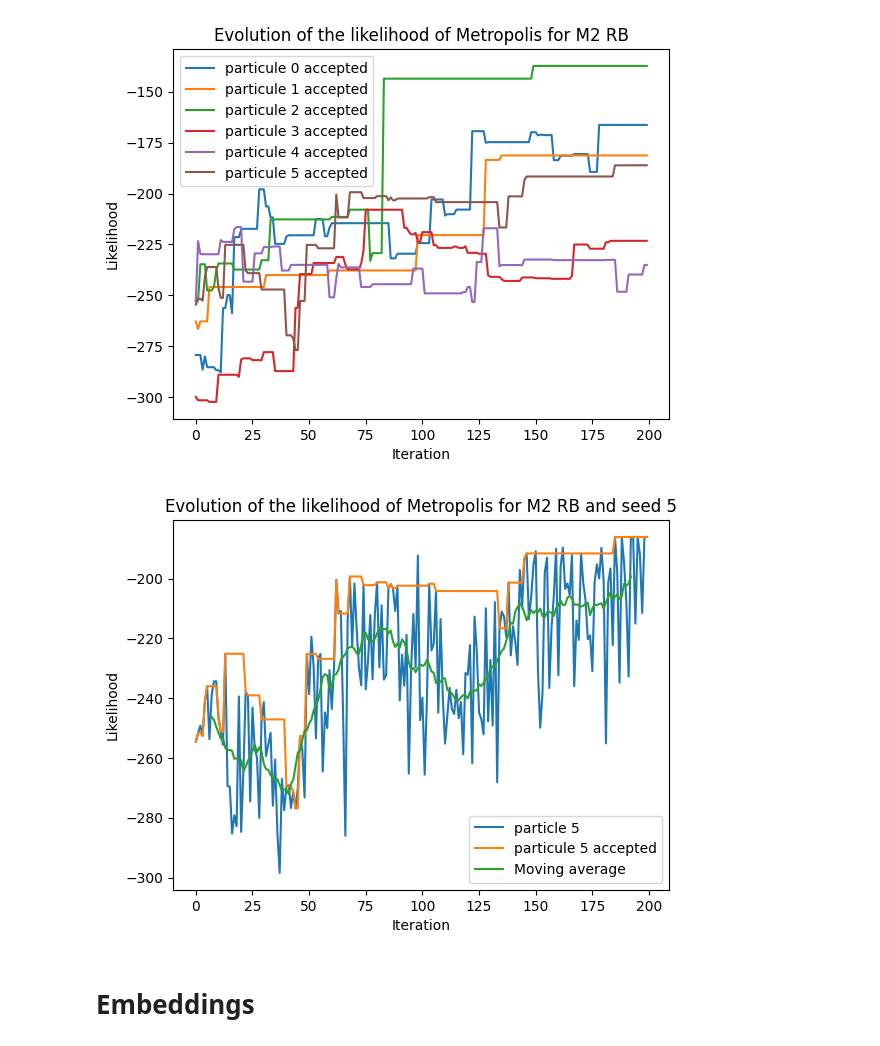
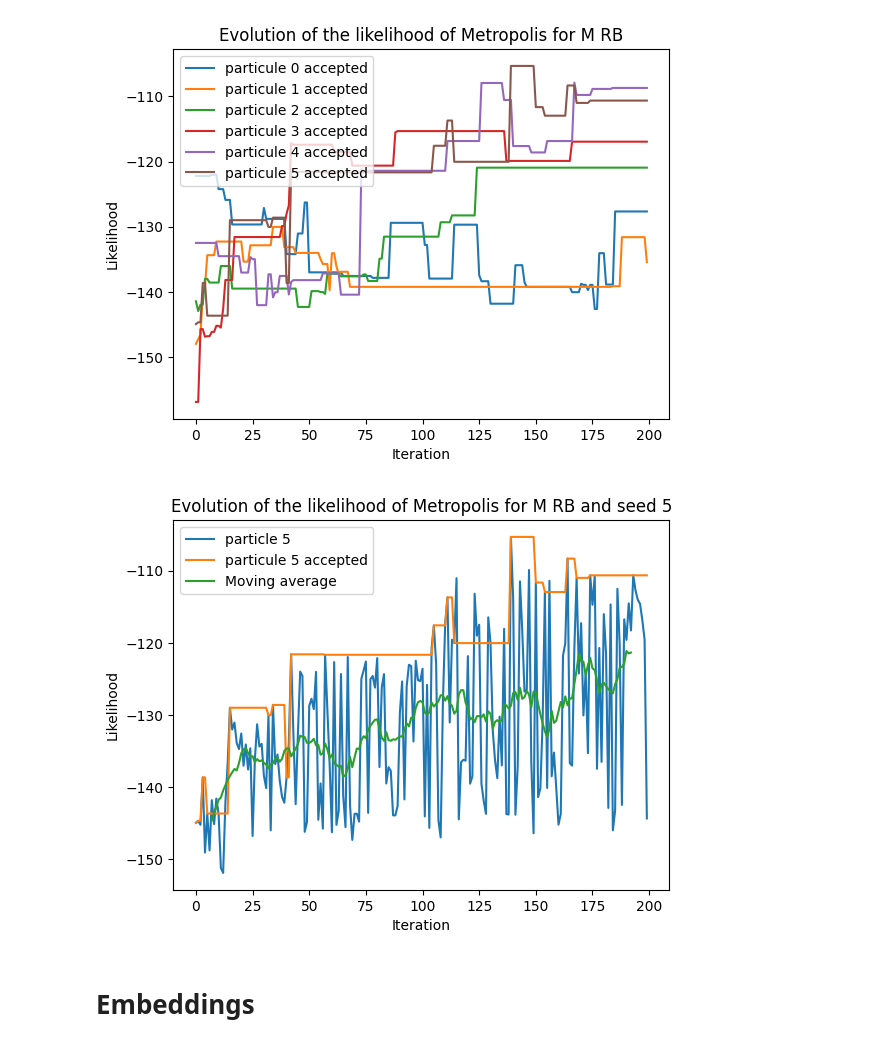
Before and after one commit to flowersteam/WorldLLM, a Jupyter notebook: compare_method.ipynb, the cells around one changed output. Cells and saved outputs as stored; diff of their text form; code cells hidden in the pictures.

Commit message:
feat(plot): Add analysis of transitions

```diff
--- a/compare_method.ipynb
+++ b/compare_method.ipynb
@@ -10,14 +10,14 @@ from sklearn.manifold import TSNE
 import os
 # %%
 # Load the data
-shared_extension = "_noexample_wt5"
+shared_extension = ""
 baselines_to_load = [
     "playground_metropolis_pb",
     "playground_metropolis_phi_phi",
     "playground_metropolis_rb",
     "playground_metropolis_cp",
 ]
-baselines_names = ["M2 PB", "M2 1it", "M2 RB", "M2 CP"]
+baselines_names = ["M PB", "M 1it", "M RB", "M CP"]
 all_data = {k: [] for k in baselines_names}
 all_rules = {}
 all_likelihoods = {}
@@ -178,16 +178,16 @@ for b_name in all_baselines_name[1:]:
 # %%
 # Plot the evolution of the likelihood for the accepted rules
-baseline_name = "M2 RB"
+baseline_name = "M RB"
 plt.figure()
 for seed in range(all_rules[baseline_name].shape[0]):
     plt.plot(all_likelihoods[baseline_name][seed,all_additional_data[baseline_name]["prev_rules_ind"][seed,1:]], label="particule "+ str(seed)+" accepted")
 plt.xlabel("Iteration")
 plt.ylabel("Likelihood")
 plt.legend()
 plt.title(f"Evolution of the likelihood of Metropolis for {baseline_name}")
 plt.show()
 # %% [output]
-[figure, old version]
+[figure, new version]
 # %%
 seed = 5
 plt.figure()
@@ -204,7 +204,7 @@ plt.legend()
 plt.title(f"Evolution of the likelihood of Metropolis for {baseline_name} and seed " + str(seed))
 plt.show()
 # %% [output]
-[figure, old version]
+[figure, new version]
 # %% [markdown]
 # Embeddings
 # %%
```
Also changed, not shown: parts of 8 cells of this notebook, 1 other file.
